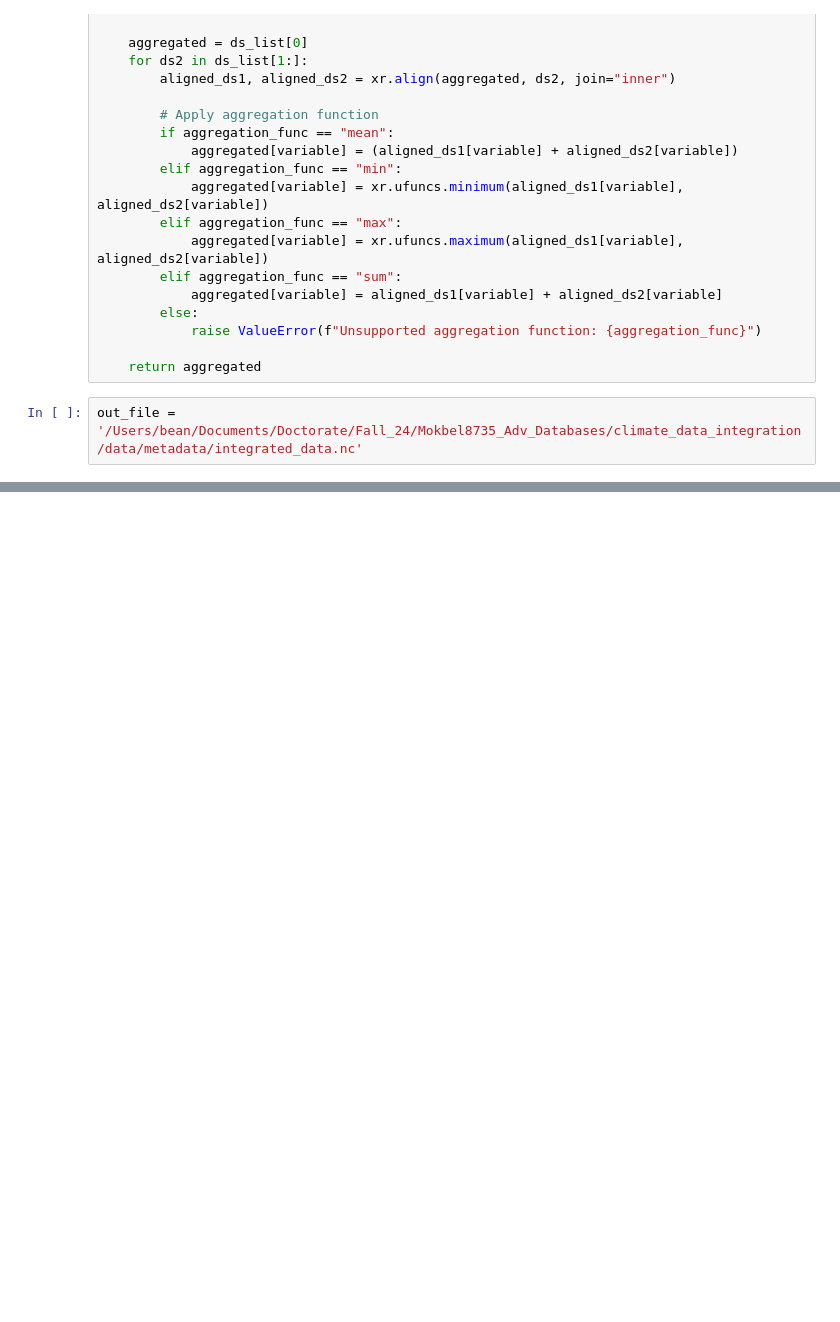
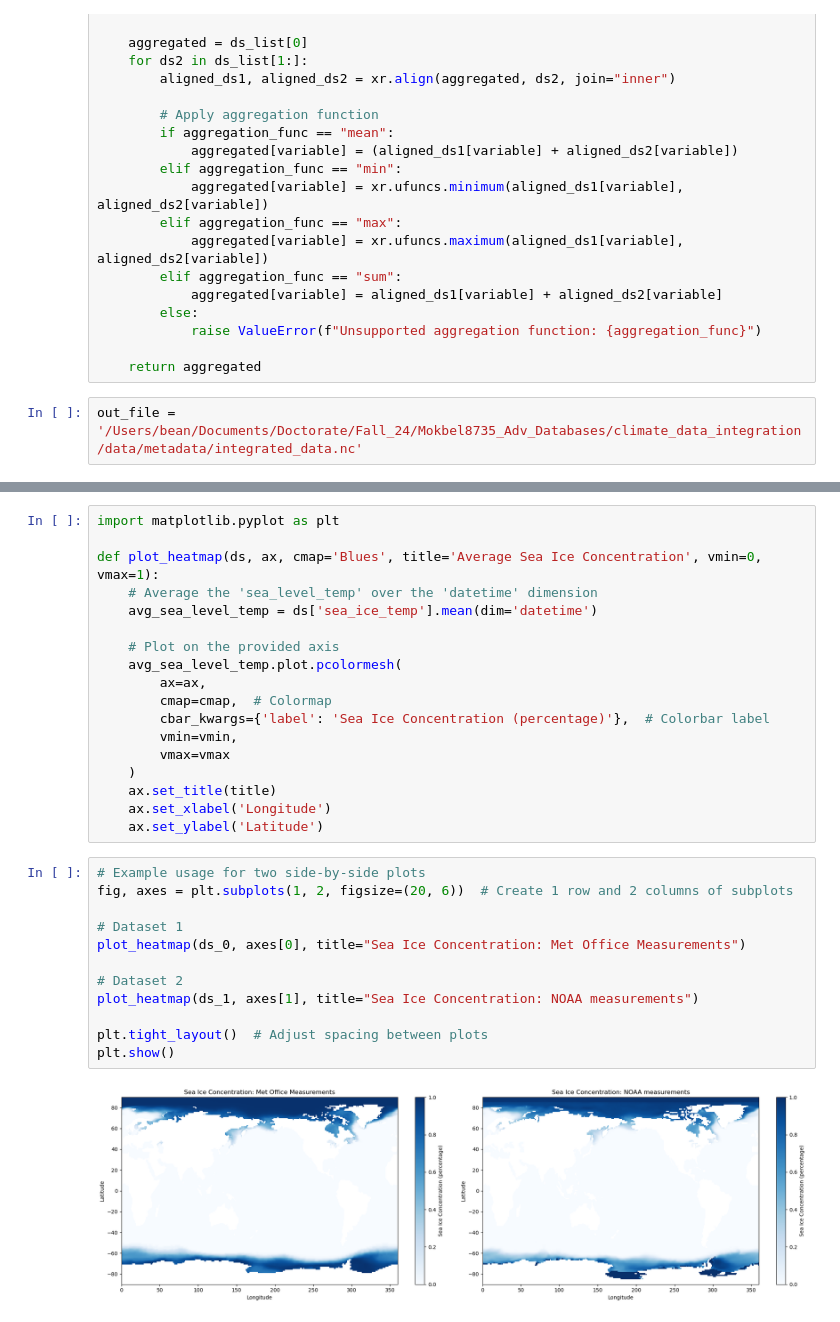
Before and after one commit to ana-e-uk/climate_data_integration, a Jupyter notebook: test.ipynb, the cells around one changed output, grey strips where cells are left out. Cells and saved outputs as stored; diff of their text form; blank space fills up the shorter version.

Commit message:
plots

```diff
--- a/test.ipynb
+++ b/test.ipynb
@@ -452,0 +487,32 @@ Attributes:
+# %%
+import matplotlib.pyplot as plt
+
+def plot_heatmap(ds, ax, cmap='Blues', title='Average Sea Ice Concentration', vmin=0, vmax=1):
+    # Average the 'sea_level_temp' over the 'datetime' dimension
+    avg_sea_level_temp = ds['sea_ice_temp'].mean(dim='datetime')
+
+    # Plot on the provided axis
+    avg_sea_level_temp.plot.pcolormesh(
+        ax=ax,
+        cmap=cmap,  # Colormap
+        cbar_kwargs={'label': 'Sea Ice Concentration (percentage)'},  # Colorbar label
+        vmin=vmin,
+        vmax=vmax
+    )
+    ax.set_title(title)
+    ax.set_xlabel('Longitude')
+    ax.set_ylabel('Latitude')
+# %%
+# Example usage for two side-by-side plots
+fig, axes = plt.subplots(1, 2, figsize=(20, 6))  # Create 1 row and 2 columns of subplots
+
+# Dataset 1
+plot_heatmap(ds_0, axes[0], title="Sea Ice Concentration: Met Office Measurements")
+
+# Dataset 2
+plot_heatmap(ds_1, axes[1], title="Sea Ice Concentration: NOAA measurements")
+
+plt.tight_layout()  # Adjust spacing between plots
+plt.show()
+# %% [output]
+[figure, added]
```
Also changed, not shown: parts of 12 cells of this notebook.
